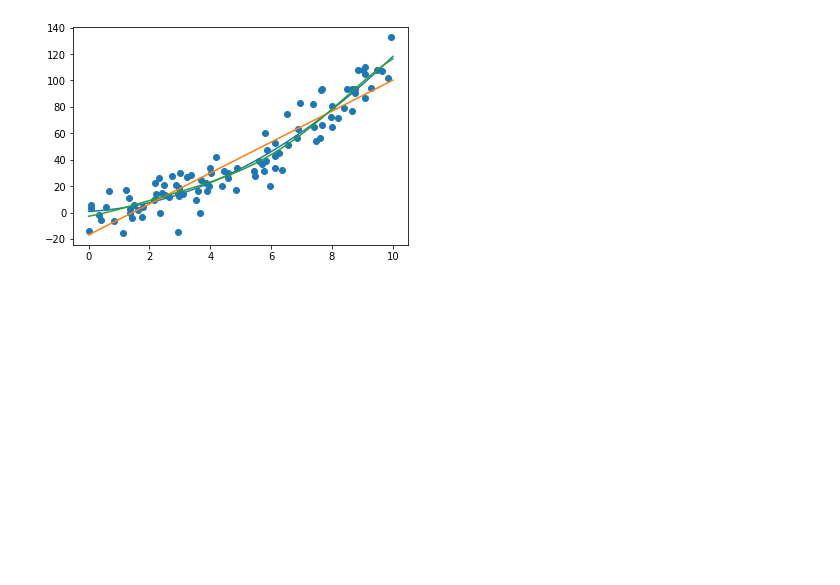
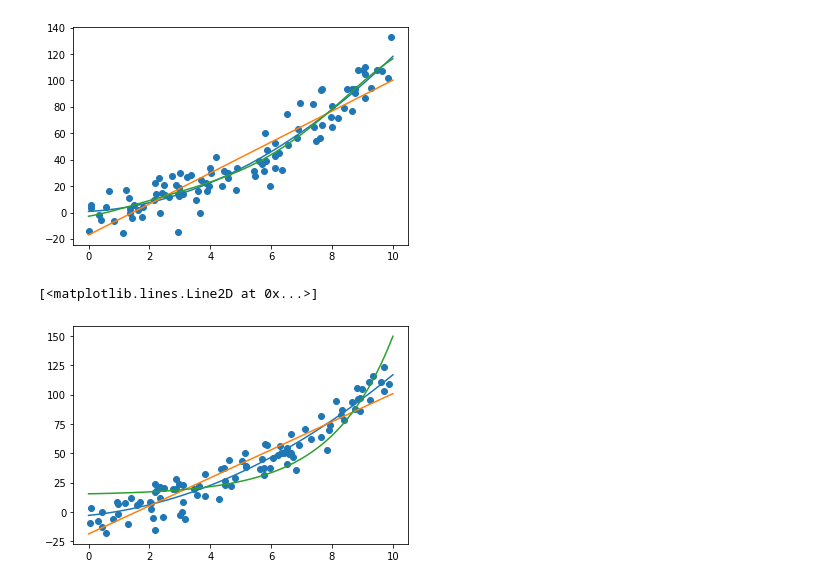
Before and after one commit to UMD-ENMA165/4-21-22-Class, a Jupyter notebook: curve_fitting.ipynb, the cells around one changed output. Saved outputs shown, nothing was run; the diff lists cells and outputs as text; code cells hidden in the pictures; blank space fills up the shorter version.

```diff
--- a/curve_fitting.ipynb
+++ b/curve_fitting.ipynb
@@ -100,3 +100,32 @@ plt.plot(xfit, yfit)
 # %% [output]
 [<matplotlib.lines.Line2D at 0x...>]
 [figure]
+# %%
+def exp(x, a, b):
+    return a**x + b
+
+x = np.random.uniform(0.,10.,100)
+y = np.polyval([1,2,-3],x) + np.random.normal(0,10,100)
+
+popt,pcov = curve_fit(quadretic, x, y)
+
+plt.scatter(x,y)
+
+xfit = np.linspace(0.,10.,100)
+afit, bfit, cfit =  popt
+yfit = quadretic(xfit, afit, bfit, cfit)
+
+plt.plot(xfit, yfit)
+
+popt,pcov = curve_fit(line, x, y)
+yfit = line(xfit, popt[0], popt[1])
+
+plt.plot(xfit, yfit)
+
+popt,pcov = curve_fit(exp, x, y)
+afit, bfit = popt
+yfit = exp(xfit, afit, bfit)
+plt.plot(xfit, yfit)
+# %% [output]
+[<matplotlib.lines.Line2D at 0x...>]
+[figure, added]
```
Also changed, not shown: parts of 1 cell of this notebook.
